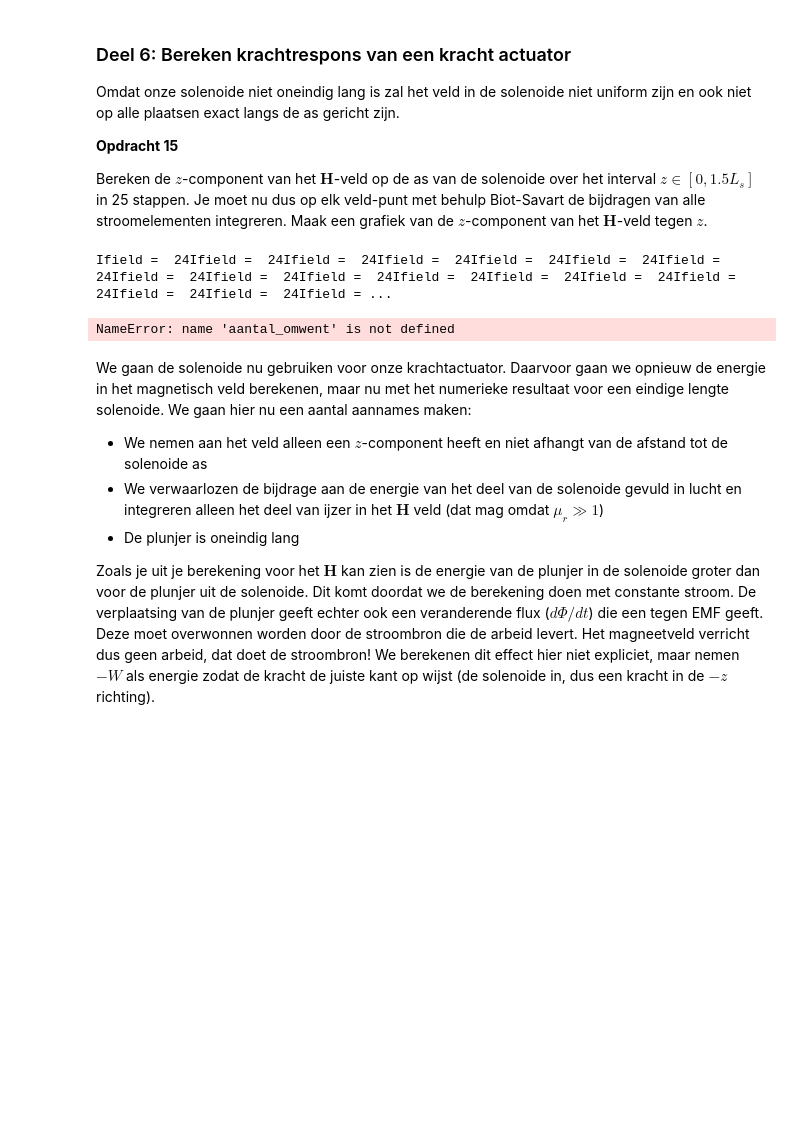
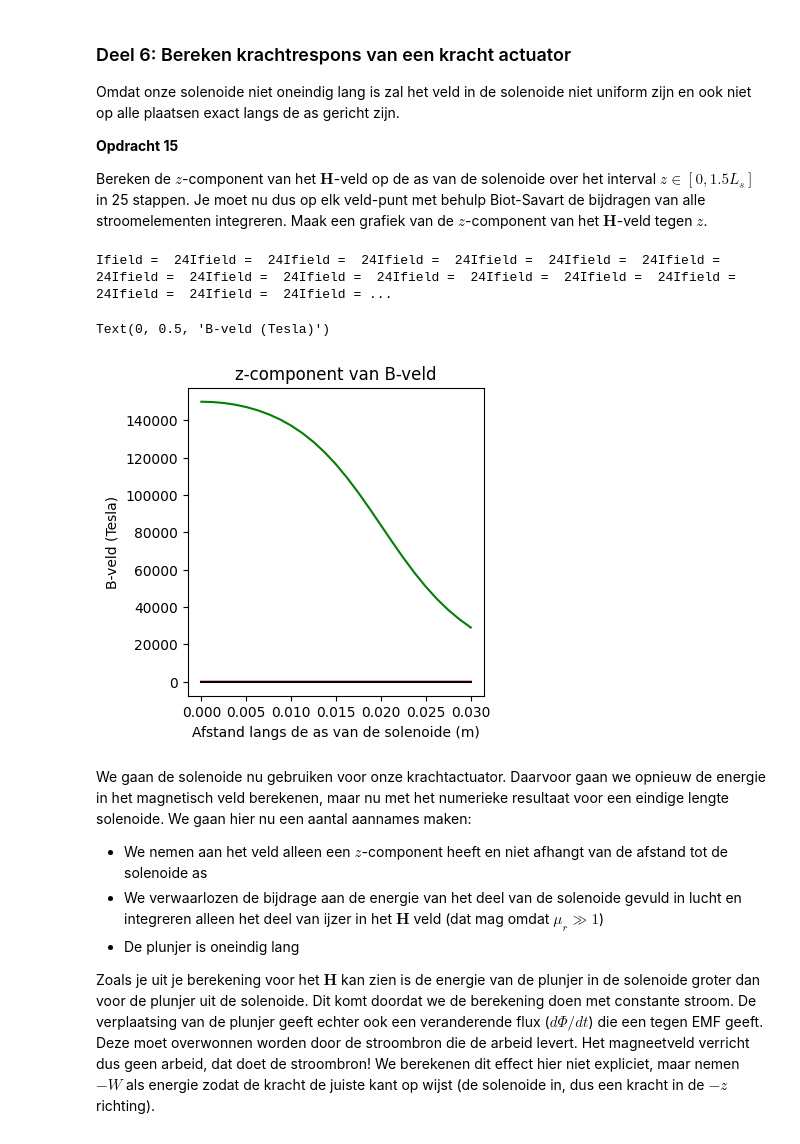
Before and after one commit to samlindner/opdrachten-DEF-D, a Jupyter notebook: 2KrachtactuatorOpdracht/KrachtactuatorOpdracht.ipynb, the cells around one changed output. Drawn from its saved outputs; the diff is of its cells as text; code cells hidden in the pictures; blank space fills up the shorter version.

```diff
--- a/2KrachtactuatorOpdracht/KrachtactuatorOpdracht.ipynb
+++ b/2KrachtactuatorOpdracht/KrachtactuatorOpdracht.ipynb
@@ -504,6 +505,9 @@ Bereken het veld in het midden van de solenoide en vergelijk het met het analyti
 ###
 ###Jullie code hier###
 ###
+N=1166
+dt=100000
+x,y,z=parametrisatie(dt,r_sol,N,L_sol)
 r_cent = np.array([0,0,0]) #def cent as field point
 H_total = np.zeros(3)
 for i in range (len(x)-1): #for loop thru helix points
@@ -526,38 +530,40 @@ Omdat onze solenoide niet oneindig lang is zal het veld in de solenoide niet uni
 
 Bereken de $z$-component van het $\mathbf{H}$-veld op de as van de solenoide over het interval $z \in [0, 1.5L_s]$ in 25 stappen. Je moet nu dus op elk veld-punt met behulp Biot-Savart de bijdragen van alle stroomelementen integreren. Maak een grafiek van de $z$-component van het $\mathbf{H}$-veld tegen $z$.
 # %%
+aantal_omwent=N
 n_ax=25
 z_ax=np.linspace(0, 1.5*L_sol/2, n_ax)
 H_ax=np.zeros((n_ax,1))
 
 for i_field in range(n_ax):
     print(f"\rIfield =  {i_field}", end="") # Print welk element van het veld nu berekend wordt.
     # Bepaal de field coordinate
     Hsimulated=np.array([0,0,0], dtype='float64')
     for i_source in np.arange(1, N):
         # Bepaal dl en r_source en gebruik
         Hsimulated += field_current_element(r_field, r_source, dl)
         print(f"Ifield =  {i_field}", end="")
 
     # selecting the z-component
     H_ax[i_field,0]=Hsimulated[2]
 
 H_veld_ideaal=analytical_answer*np.ones(n_ax)*(1.0*(z_ax < L_sol/2))
 
 # dit is nog een aardige analytische uitdrukking die je kan uitrekenen voor de z-component op de as van een solenoide met eindige lengte
 H_veld_analytisch=(aantal_omwent*I/L_sol/2)*((L_sol/2-z_ax)/np.sqrt((z_ax- L_sol/2)**2 + r_sol**2)+(L_sol/2+z_ax)/np.sqrt((z_ax+ L_sol/2)**2 + r_sol**2))
 
 plt.figure(figsize=[13,4])
 plt.subplot(131)
 plt.title('z-component van B-veld')
 plt.plot(z_ax, H_veld_ideaal, '-r', label='ideaal')
 plt.plot(z_ax, H_veld_analytisch, '-g', label='analytisch')
 plt.plot(z_ax, H_ax, '-k', label='simulatie')
 plt.xlabel('Afstand langs de as van de solenoide (m)')
 plt.ylabel('B-veld (Tesla)')
 # %% [output]
 Ifield =  24Ifield =  24Ifield =  24Ifield =  24Ifield =  24Ifield =  24Ifield =  24Ifield =  24Ifield =  24Ifield =  24Ifield =  24Ifield =  24Ifield =  24Ifield =  24Ifield =  24Ifield =  24Ifield = ...
-NameError: name 'aantal_omwent' is not defined
+Text(0, 0.5, 'B-veld (Tesla)')
+[figure, added]
 # %% [markdown]
 We gaan de solenoide nu gebruiken voor onze krachtactuator. Daarvoor gaan we opnieuw de energie in het magnetisch veld berekenen, maar nu met het numerieke resultaat voor een eindige lengte solenoide. We gaan hier nu een aantal aannames maken:
 * We nemen aan het veld alleen een $z$-component heeft en niet afhangt van de afstand tot de solenoide as
```
Also changed, not shown: parts of 6 cells of this notebook.
